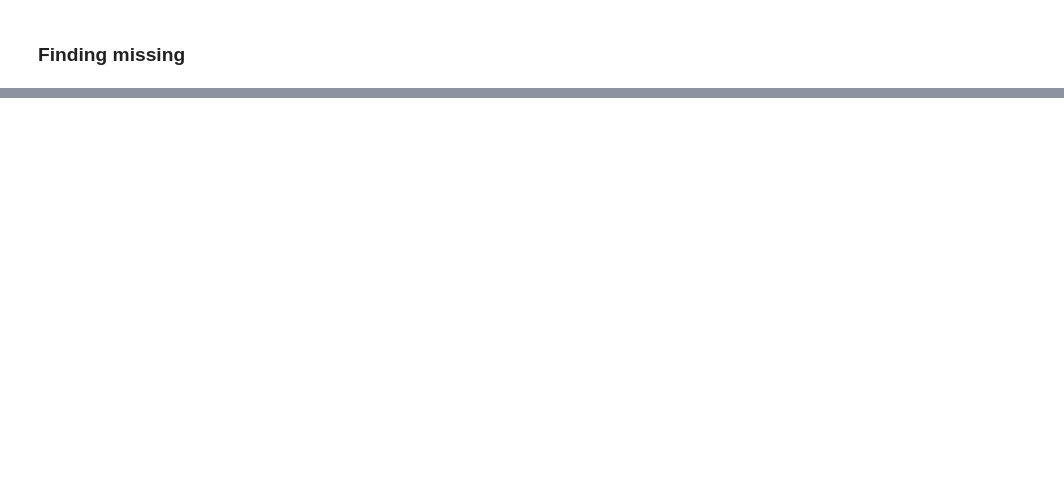
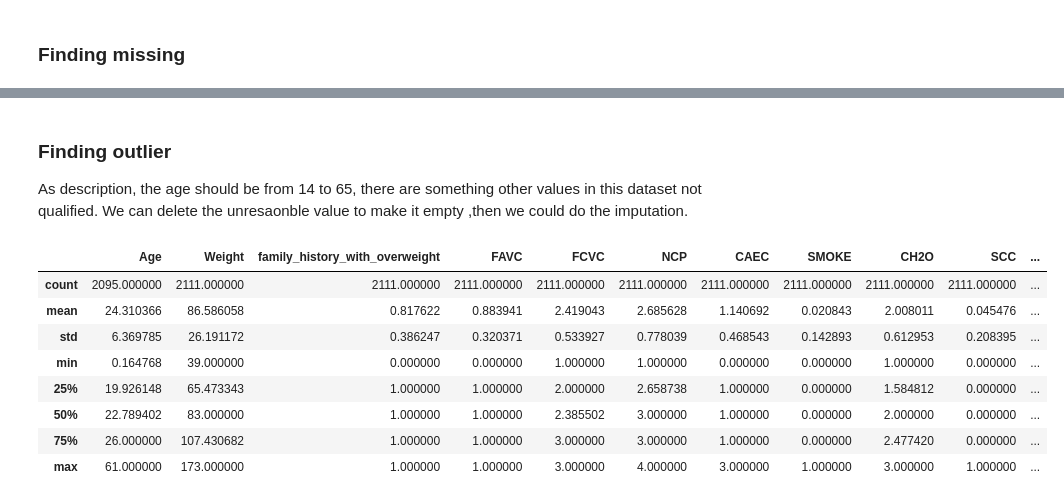
Before and after one commit to wayne-xyz/CS7324As, a Jupyter notebook: Lab1/LabOne.ipynb, the cells around one changed output, grey strips where cells are left out. Saved outputs shown, nothing was run; the diff lists cells and outputs as text; code cells hidden in the pictures; blank space fills up the shorter version.

```diff
--- a/Lab1/LabOne.ipynb
+++ b/Lab1/LabOne.ipynb
@@ -142,0 +296,18 @@ plt.show()
+# %% [markdown]
+### Finding outlier
+As description, the age should be from 14 to 65, there are something other values in this dataset not qualified. We can delete the unresaonble value to make it empty ,then we could do the imputation.
+# %%
+# we can find out the age has several outerlier,using the df after imputed
+# fix this by ensuring that the Age column is converted to a numeric type after imputation.
+df_imputed['Age'] = pd.to_numeric(df_imputed['Age'], errors='coerce')
+df_imputed.describe()
+# %% [output]
+|  | Age | Weight | family_history_with_overweight | FAVC | FCVC | NCP | CAEC | SMOKE | CH2O | SCC | ... |
+| count | 2095.000000 | 2111.000000 | 2111.000000 | 2111.000000 | 2111.000000 | 2111.000000 | 2111.000000 | 2111.000000 | 2111.000000 | 2111.000000 | ... |
+| mean | 24.310366 | 86.586058 | 0.817622 | 0.883941 | 2.419043 | 2.685628 | 1.140692 | 0.020843 | 2.008011 | 0.045476 | ... |
+| std | 6.369785 | 26.191172 | 0.386247 | 0.320371 | 0.533927 | 0.778039 | 0.468543 | 0.142893 | 0.612953 | 0.208395 | ... |
+| min | 0.164768 | 39.000000 | 0.000000 | 0.000000 | 1.000000 | 1.000000 | 0.000000 | 0.000000 | 1.000000 | 0.000000 | ... |
+| 25% | 19.926148 | 65.473343 | 1.000000 | 1.000000 | 2.000000 | 2.658738 | 1.000000 | 0.000000 | 1.584812 | 0.000000 | ... |
+| 50% | 22.789402 | 83.000000 | 1.000000 | 1.000000 | 2.385502 | 3.000000 | 1.000000 | 0.000000 | 2.000000 | 0.000000 | ... |
+| 75% | 26.000000 | 107.430682 | 1.000000 | 1.000000 | 3.000000 | 3.000000 | 1.000000 | 0.000000 | 2.477420 | 0.000000 | ... |
+| max | 61.000000 | 173.000000 | 1.000000 | 1.000000 | 3.000000 | 4.000000 | 3.000000 | 1.000000 | 3.000000 | 1.000000 | ... |
```
Also changed, not shown: parts of 15 cells of this notebook, 1 other file.
